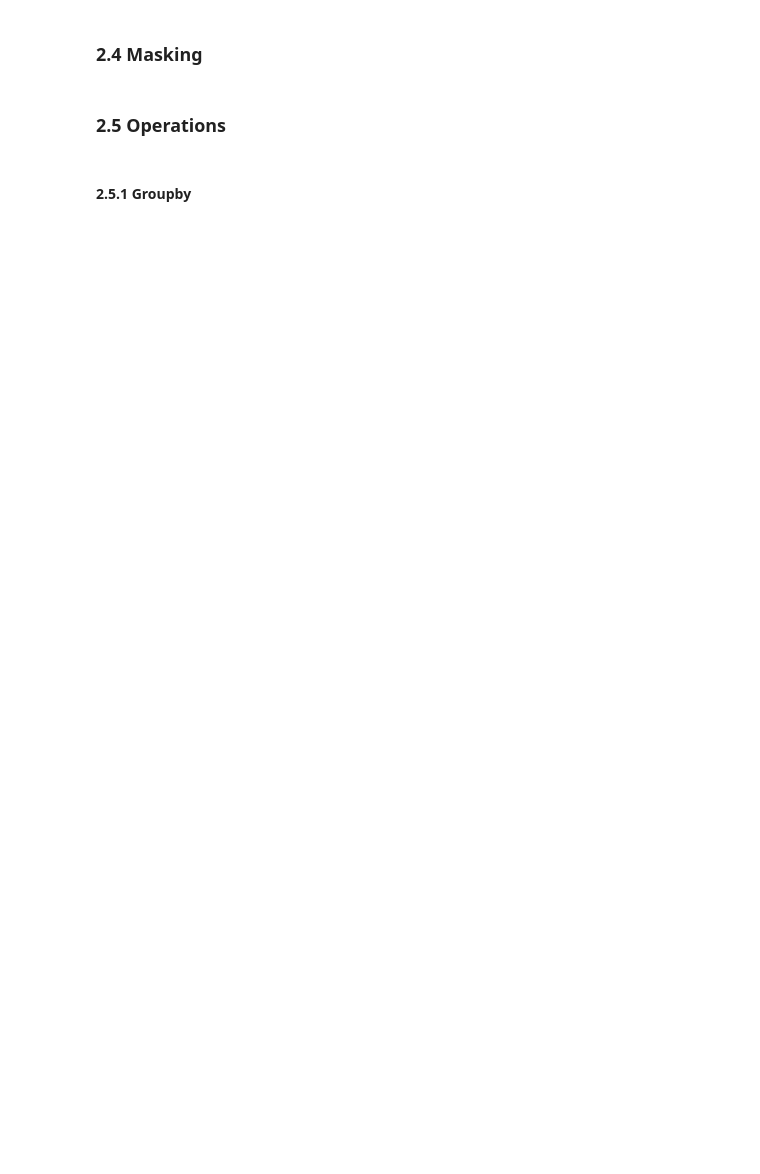
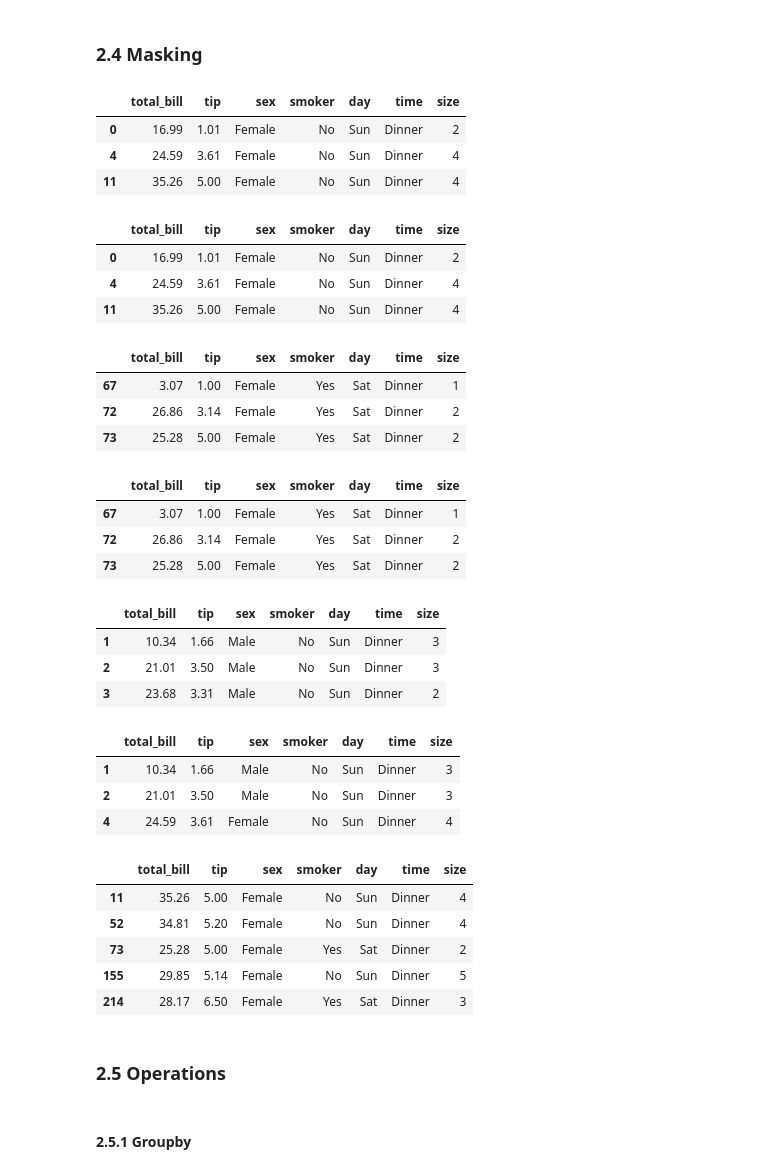
Before and after one commit to honghanhh/mci_python_33a8_l1, a Jupyter notebook: Live Slides/Live Lecture 5/thuynm.ipynb, the cells around one changed output. Cells and saved outputs as stored; diff of their text form; code cells hidden in the pictures; blank space fills up the shorter version.

```diff
--- a/Live Slides/Live Lecture 5/thuynm.ipynb
+++ b/Live Slides/Live Lecture 5/thuynm.ipynb
@@ -176,0 +302,28 @@ Chọn 1 cell:
+# %%
+tips_df.loc[tips_df.sex=='Female'].head(3)
+# %% [output]
+|  | total_bill | tip | sex | smoker | day | time | size |
+| 0 | 16.99 | 1.01 | Female | No | Sun | Dinner | 2 |
+| 4 | 24.59 | 3.61 | Female | No | Sun | Dinner | 4 |
+| 11 | 35.26 | 5.00 | Female | No | Sun | Dinner | 4 |
+# %%
+tips_df.query("sex=='Female'").head(3)
+# %% [output]
+|  | total_bill | tip | sex | smoker | day | time | size |
+| 0 | 16.99 | 1.01 | Female | No | Sun | Dinner | 2 |
+| 4 | 24.59 | 3.61 | Female | No | Sun | Dinner | 4 |
+| 11 | 35.26 | 5.00 | Female | No | Sun | Dinner | 4 |
+# %%
+tips_df.loc[(tips_df.sex=='Female')&(tips_df['smoker']=='Yes')].head(3) #or: |
+# %% [output]
+|  | total_bill | tip | sex | smoker | day | time | size |
+| 67 | 3.07 | 1.00 | Female | Yes | Sat | Dinner | 1 |
+| 72 | 26.86 | 3.14 | Female | Yes | Sat | Dinner | 2 |
+| 73 | 25.28 | 5.00 | Female | Yes | Sat | Dinner | 2 |
+# %%
+tips_df.query("sex=='Female' & smoker=='Yes'").head(3)
+# %% [output]
+|  | total_bill | tip | sex | smoker | day | time | size |
+| 67 | 3.07 | 1.00 | Female | Yes | Sat | Dinner | 1 |
+| 72 | 26.86 | 3.14 | Female | Yes | Sat | Dinner | 2 |
+| 73 | 25.28 | 5.00 | Female | Yes | Sat | Dinner | 2 |
@@ -177,3 +334,26 @@ Chọn 1 cell:
+# %%
+tips_df.query("sex=='Male'& total_bill>10 ").head(3)
+# %% [output]
+|  | total_bill | tip | sex | smoker | day | time | size |
+| 1 | 10.34 | 1.66 | Male | No | Sun | Dinner | 3 |
+| 2 | 21.01 | 3.50 | Male | No | Sun | Dinner | 3 |
+| 3 | 23.68 | 3.31 | Male | No | Sun | Dinner | 2 |
+# %%
+tips_df.query("smoker=='No'& size>=3 ").head(3)
+# %% [output]
+|  | total_bill | tip | sex | smoker | day | time | size |
+| 1 | 10.34 | 1.66 | Male | No | Sun | Dinner | 3 |
+| 2 | 21.01 | 3.50 | Male | No | Sun | Dinner | 3 |
+| 4 | 24.59 | 3.61 | Female | No | Sun | Dinner | 4 |
+# %%
+tips_df.query("sex=='Female'& time=='Dinner'&(day=='Sat'|day=='Sun') & tip>=5 ")
+# %% [output]
+|  | total_bill | tip | sex | smoker | day | time | size |
+| 11 | 35.26 | 5.00 | Female | No | Sun | Dinner | 4 |
+| 52 | 34.81 | 5.20 | Female | No | Sun | Dinner | 4 |
+| 73 | 25.28 | 5.00 | Female | Yes | Sat | Dinner | 2 |
+| 155 | 29.85 | 5.14 | Female | No | Sun | Dinner | 5 |
+| 214 | 28.17 | 6.50 | Female | Yes | Sat | Dinner | 3 |
 # %% [markdown]
 ### 2.5 Operations
 # %% [markdown]
```
Also changed, not shown: parts of 32 cells of this notebook, 1 other file.
